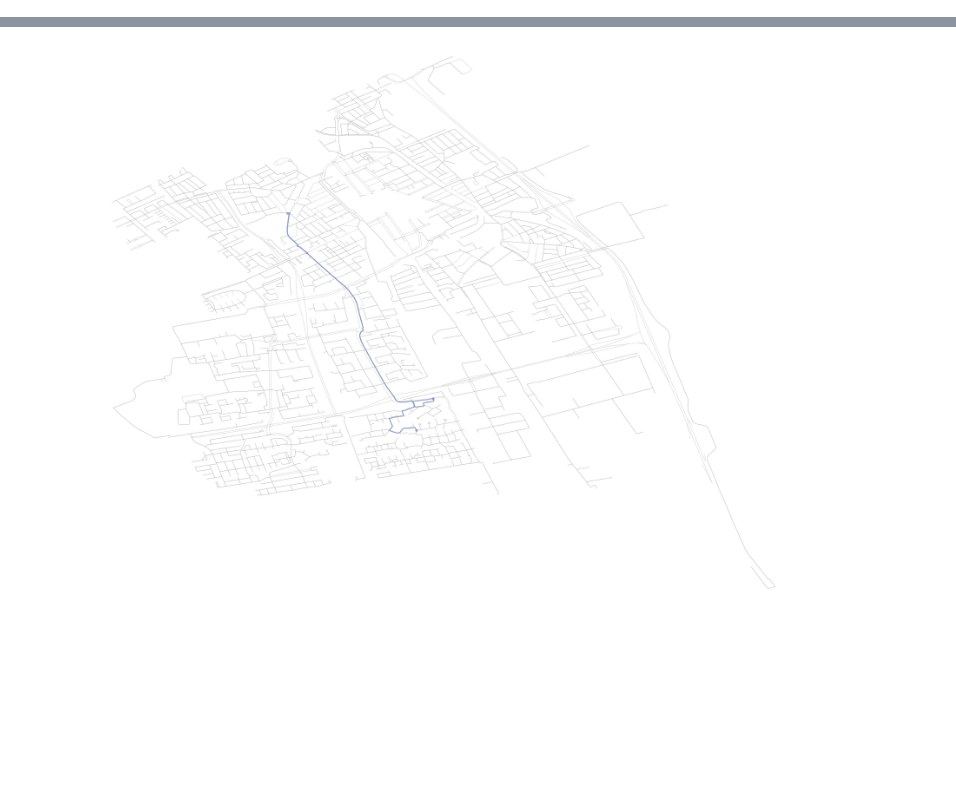
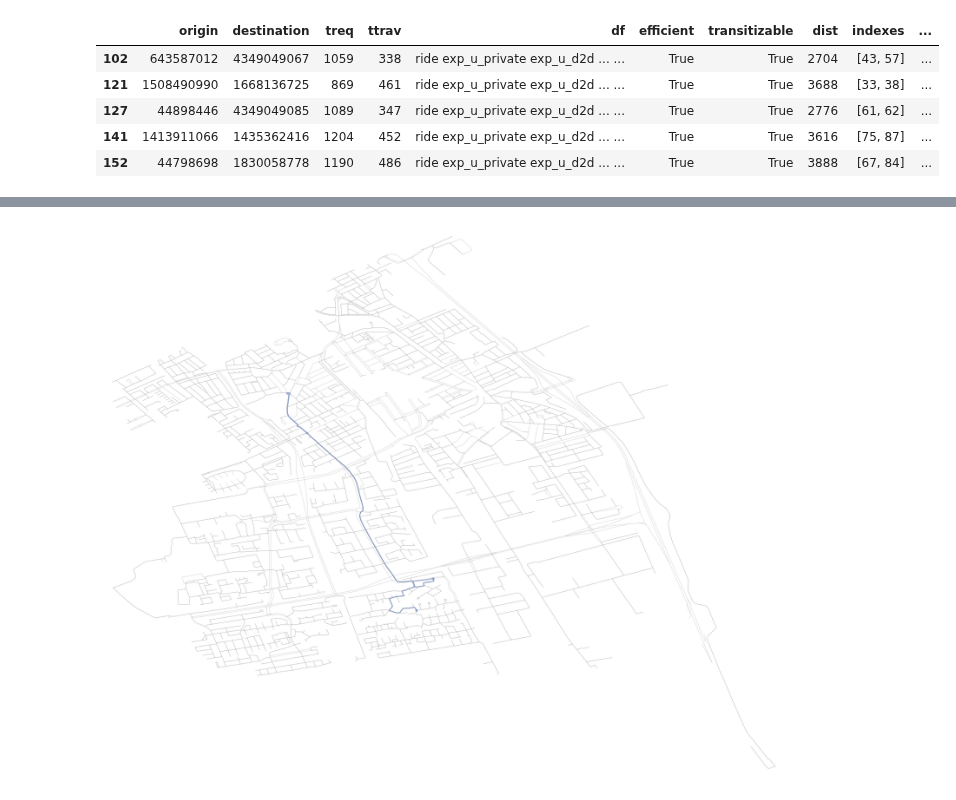
Before and after one commit to RafalKucharskiPK/ExMAS, a Jupyter notebook: ExMAS/spinoffs/tndp/ExExMAS.ipynb, the cells around one changed output, grey strips where cells are left out. Cells and saved outputs as stored; diff of their text form; code cells hidden in the pictures; blank space fills up the shorter version.

```diff
--- a/ExMAS/spinoffs/tndp/ExExMAS.ipynb
+++ b/ExMAS/spinoffs/tndp/ExExMAS.ipynb
@@ -36,3 +78,14 @@ del requests['index']
 rm = pd.read_csv('ExMAS/data/transits/300/transit_rm.csv')
 rm['pax_id'] = rm['Unnamed: 0']
 del rm['Unnamed: 0']
+# %%
+transitizables = pd.read_csv('ExMAS/data/transits/tranisitizables.csv', index_col=0)
+transitizables["low_level_indexes"] = transitizables["low_level_indexes"].apply(lambda x: json.loads(x))
+transitizables
+# %% [output]
+|  | origin | destination | treq | ttrav | df | efficient | transitizable | dist | indexes | ... |
+| 102 | 643587012 | 4349049067 | 1059 | 338 | ride exp_u_private exp_u_d2d ... ... | True | True | 2704 | [43, 57] | ... |
+| 121 | 1508490990 | 1668136725 | 869 | 461 | ride exp_u_private exp_u_d2d ... ... | True | True | 3688 | [33, 38] | ... |
+| 127 | 44898446 | 4349049085 | 1089 | 347 | ride exp_u_private exp_u_d2d ... ... | True | True | 2776 | [61, 62] | ... |
+| 141 | 1413911066 | 1435362416 | 1204 | 452 | ride exp_u_private exp_u_d2d ... ... | True | True | 3616 | [75, 87] | ... |
+| 152 | 44798698 | 1830058778 | 1190 | 486 | ride exp_u_private exp_u_d2d ... ... | True | True | 3888 | [67, 84] | ... |
```
Also changed, not shown: parts of 40 cells of this notebook, 6 other files.
